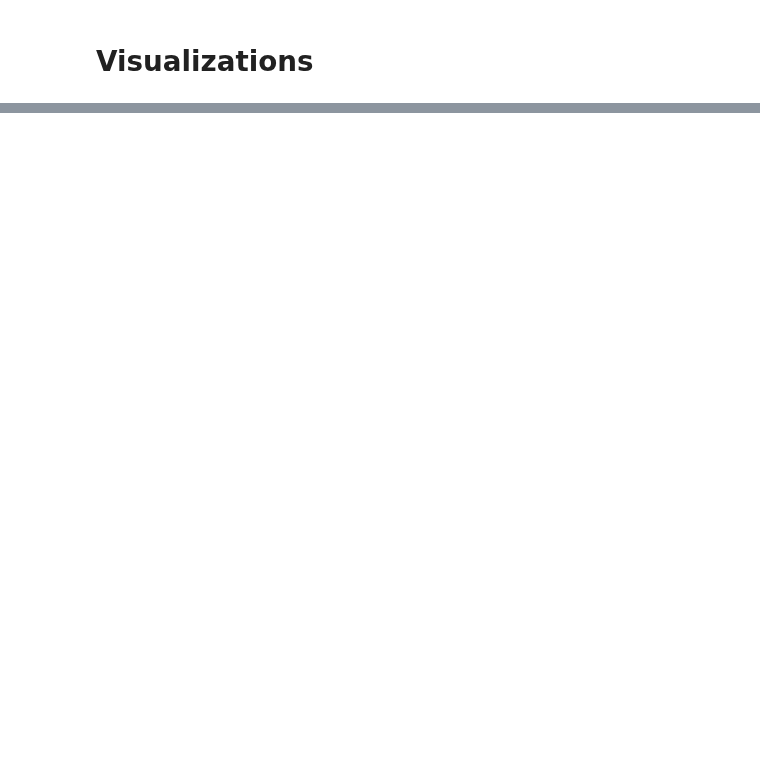
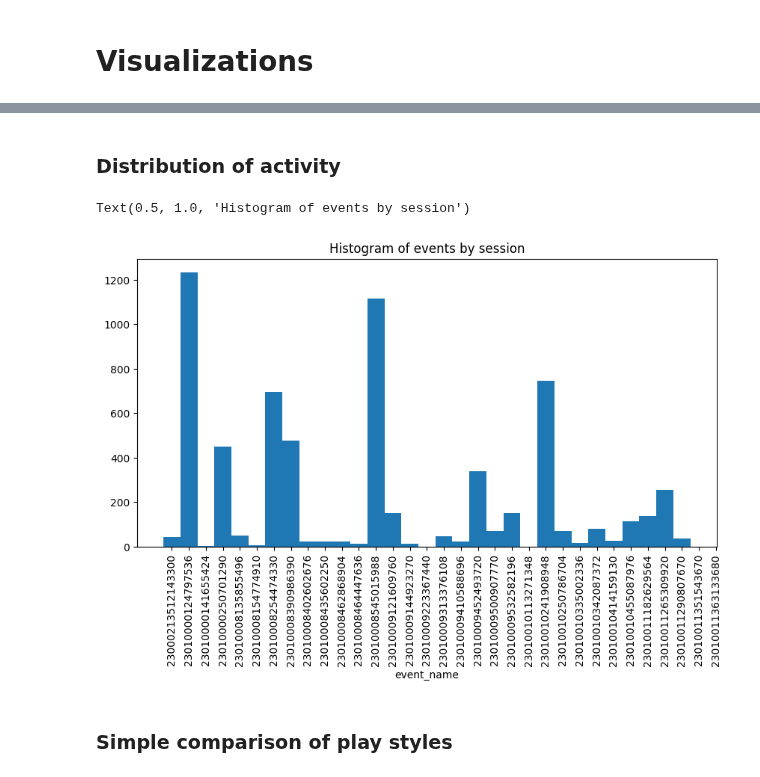
Before and after one commit to opengamedata/opengamedata-samples, a Jupyter notebook: WAVES/explore/Waves_explore_events.ipynb, the cells around one changed output, grey strips where cells are left out. Cells and saved outputs as stored; diff of their text form; code cells hidden in the pictures; blank space fills up the shorter version.

```diff
--- a/WAVES/explore/Waves_explore_events.ipynb
+++ b/WAVES/explore/Waves_explore_events.ipynb
@@ -360,0 +323,13 @@ Name: AverageLevelTime, dtype: float64
+# %% [markdown]
+### Distribution of activity
+# %%
+f, ax = plt.subplots(figsize=(10, 5))
+ax.hist(df_events['session_id'], bins=np.arange(32)-0.5)
+ax.tick_params(axis='x', labelrotation=90)
+ax.set_xlabel(column_to_visualize)
+ax.set_title("Histogram of events by session")
+# %% [output]
+Text(0.5, 1.0, 'Histogram of events by session')
+[figure, added]
+# %% [markdown]
+### Simple comparison of play styles
```
Also changed, not shown: parts of 38 cells of this notebook.
